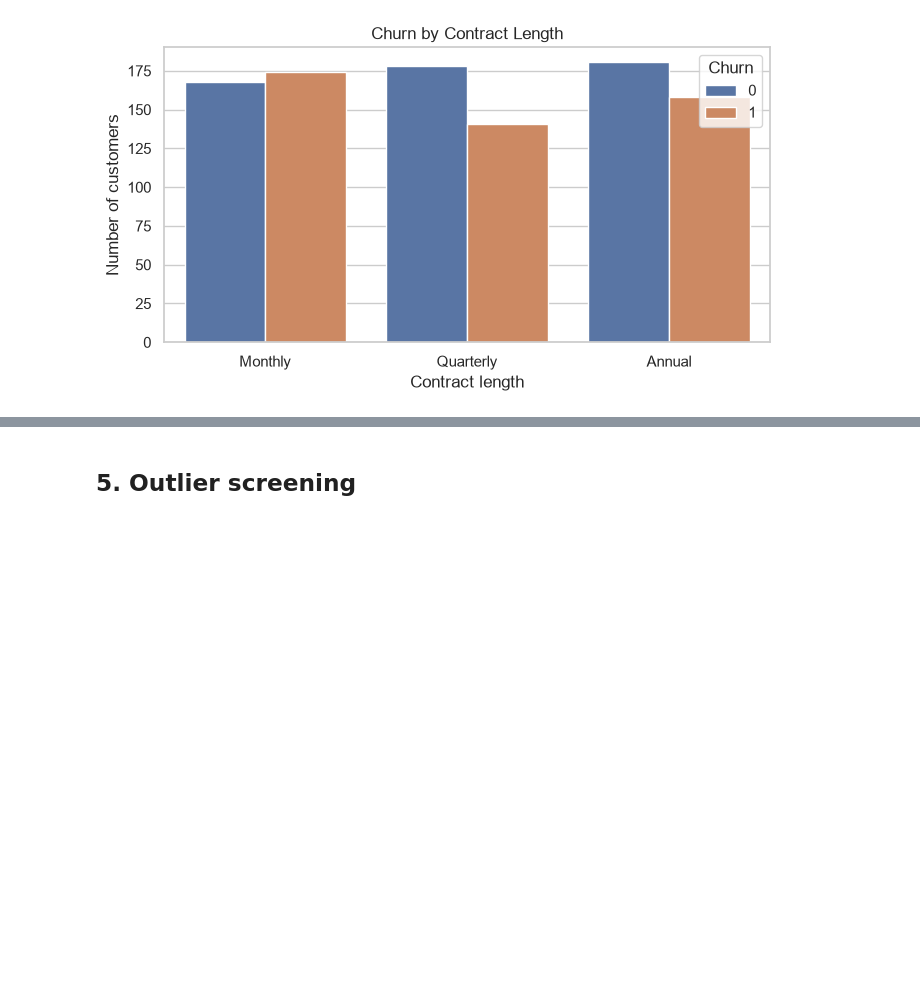
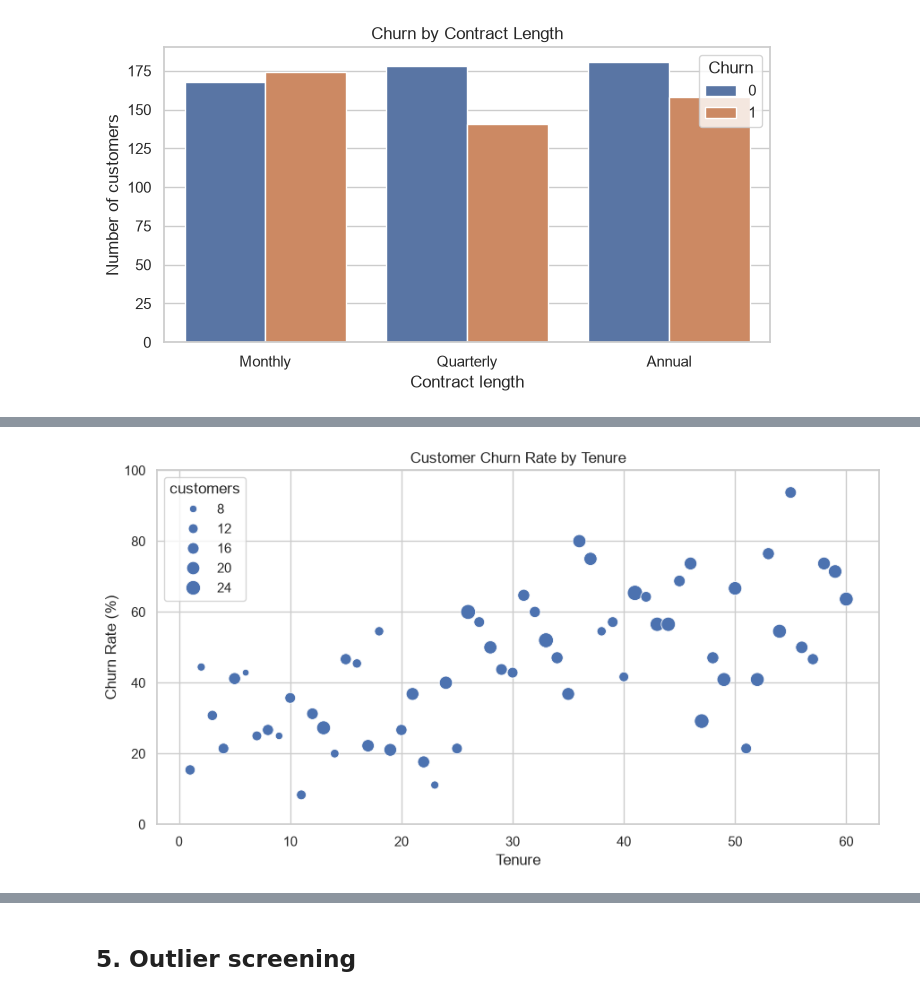
Before and after one commit to aroobacodes23/ML-PROJECT, a Jupyter notebook: Assignment-1/Part1_Customer_Churn.ipynb, the cells around one changed output, grey strips where cells are left out. Drawn from its saved outputs; the diff is of its cells as text; code cells hidden in the pictures; blank space fills up the shorter version.

```diff
--- a/Assignment-1/Part1_Customer_Churn.ipynb
+++ b/Assignment-1/Part1_Customer_Churn.ipynb
@@ -140,0 +182,25 @@ plt.show()
+# %%
+
+# Analyse churn rate across customer tenure
+tenure_churn = (
+    df.groupby("Tenure", observed=True)["Churn"]
+    .agg(customers="count", churn_rate="mean")
+    .reset_index()
+)
+tenure_churn["churn_rate"] = tenure_churn["churn_rate"] * 100
+plt.figure(figsize=(9, 5))
+sns.scatterplot(
+    data=tenure_churn,
+    x="Tenure",
+    y="churn_rate",
+    size="customers",
+    sizes=(30, 150)
+)
+plt.title("Customer Churn Rate by Tenure")
+plt.xlabel("Tenure")
+plt.ylabel("Churn Rate (%)")
+plt.ylim(0, 100)
+plt.tight_layout()
+plt.show()
+# %% [output]
+[figure, added]
```
Also changed, not shown: parts of 10 cells of this notebook.
